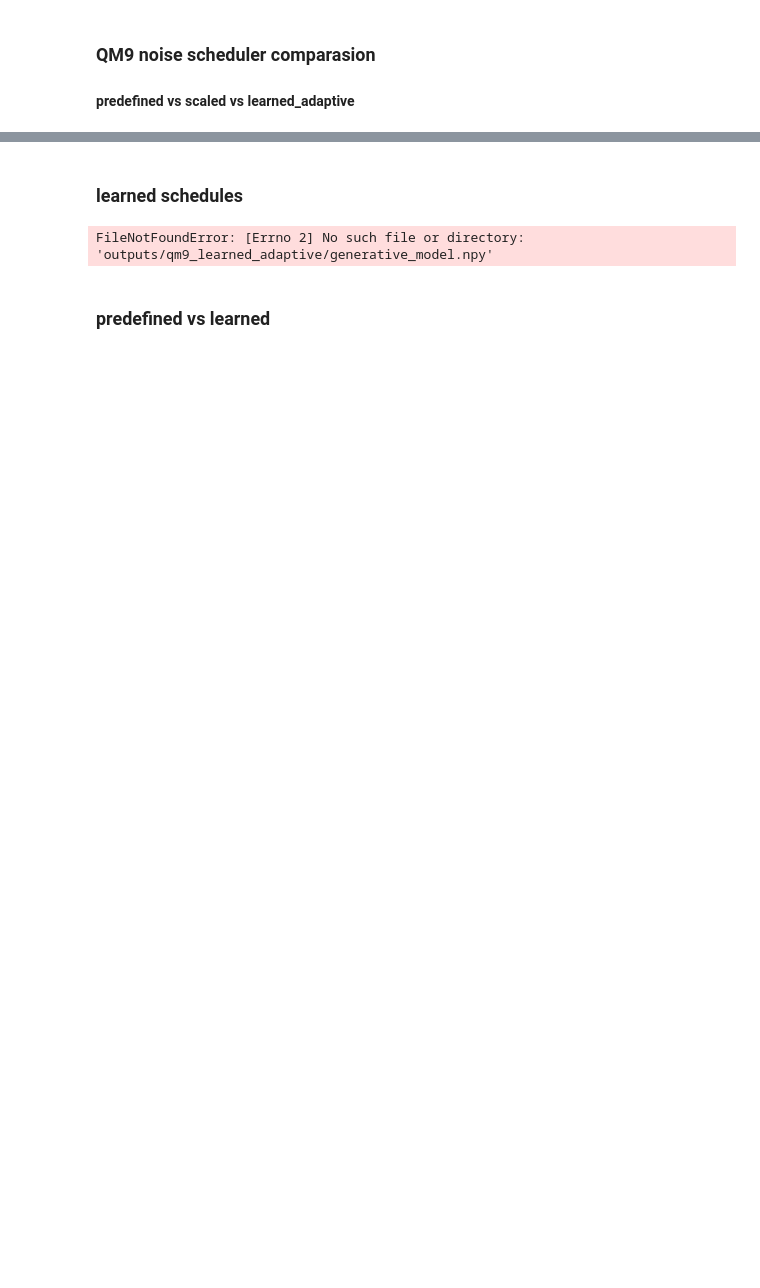
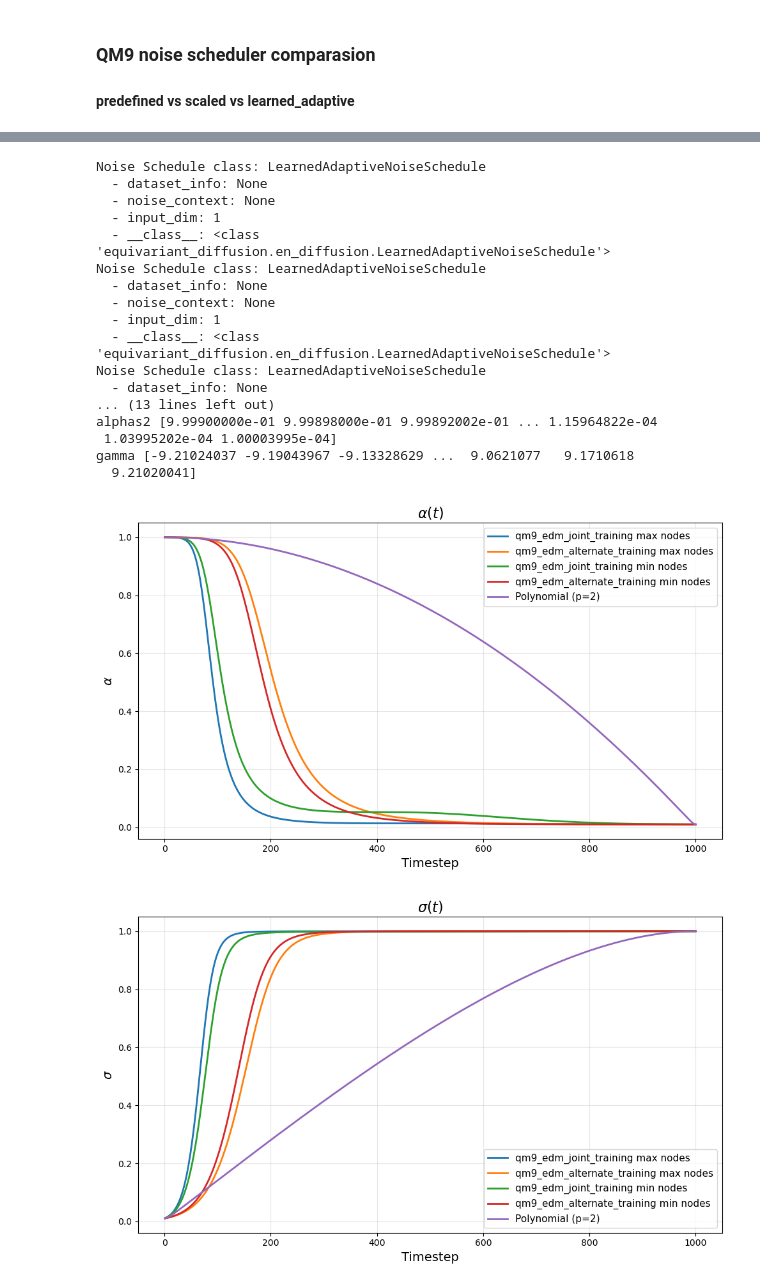
Before and after one commit to thelikhit/e3_diffusion_for_molecules, a Jupyter notebook: qm9_scheduler_graphs.ipynb, the cells around one changed output, grey strips where cells are left out. Saved outputs shown, nothing was run; the diff lists cells and outputs as text; code cells hidden in the pictures; blank space fills up the shorter version.

Commit message:
graph viz

```diff
--- a/qm9_scheduler_graphs.ipynb
+++ b/qm9_scheduler_graphs.ipynb
@@ -46,7 +46,7 @@ def gamma_to_curves(gamma: torch.Tensor):
     log_snr = -gamma
     return alpha, sigma, snr, log_snr
 # %%
-def before_vs_after():
+def comparasion():
     # x-axis (1..T)
     timesteps = torch.arange(1, NUM_STEPS + 1, dtype=torch.float32, device=DEVICE)
     t_norm = (timesteps / NUM_STEPS).unsqueeze(1)  # [T,1]
@@ -55,8 +55,8 @@ def before_vs_after():
 
     C_VALUE = max(qm9_with_h['n_nodes'].keys())
     RUNS = [
-        {"path": "outputs/qm9_learned_adaptive_sequential_optimization/generative_model_0.npy", "label": "qm9_learned_adaptive_sequential_optimization_0", "input_dim": 1},
-        {"path": "outputs/qm9_learned_adaptive_sequential_optimization/generative_model.npy", "label": "qm9_learned_adaptive_sequential_optimization", "input_dim": 1},
+        {"path": "/home/vinh/likhit/e3_diffusion_for_molecules/outputs/edm_qm9_joint_training/generative_model.npy", "label": "qm9_edm_joint_training", "input_dim": 1},
+        {"path": "/home/vinh/likhit/e3_diffusion_for_molecules/outputs/edm_qm9_alternate_training/generative_model.npy", "label": "qm9_edm_alternate_training", "input_dim": 1},
     ]
 
     for run in RUNS:
@@ -87,6 +87,17 @@ def before_vs_after():
             "label": run["label"]+' min nodes', "alpha": alpha.cpu(), "sigma": sigma.cpu(),
             "snr": snr.cpu(), "log_snr": log_snr.cpu(), "gamma": gamma.cpu()
         })
+
+    # --- PREDEFINED POLYNOMIAL (non-scaled) ---
+    poly_label = f"Polynomial (p={POLY_POWER:g})"
+    poly_sched = PredefinedNoiseSchedule(noise_schedule=f"polynomial_{POLY_POWER}", timesteps=NUM_STEPS, precision=PRECISION).to(DEVICE)
+    with torch.no_grad():
+        gamma_poly = poly_sched(t_norm).squeeze(-1)
+    alpha, sigma, snr, log_snr = gamma_to_curves(gamma_poly)
+    all_series.append({
+        "label": poly_label, "alpha": alpha.cpu(), "sigma": sigma.cpu(),
+        "snr": snr.cpu(), "log_snr": log_snr.cpu(), "gamma": gamma_poly.cpu()
+    })
 
     # ------------------------------------------------------
     # PLOTS: α, σ, SNR, log-SNR, γ
@@ -415,8 +134,0 @@ gamma [-9.21024037 -9.19043967 -9.13328629 ...  9.0621077   9.1710618
-# %% [markdown]
-### learned schedules
-# %%
-learned()
-# %% [output]
-FileNotFoundError: [Errno 2] No such file or directory: 'outputs/qm9_learned_adaptive/generative_model.npy'
-# %% [markdown]
-### predefined vs learned
@@ -424,0 +135,22 @@ predefined_vs_learned()
+# %%
+comparasion()
+# %% [output]
+Noise Schedule class: LearnedAdaptiveNoiseSchedule
+  - dataset_info: None
+  - noise_context: None
+  - input_dim: 1
+  - __class__: <class 'equivariant_diffusion.en_diffusion.LearnedAdaptiveNoiseSchedule'>
+Noise Schedule class: LearnedAdaptiveNoiseSchedule
+  - dataset_info: None
+  - noise_context: None
+  - input_dim: 1
+  - __class__: <class 'equivariant_diffusion.en_diffusion.LearnedAdaptiveNoiseSchedule'>
+Noise Schedule class: LearnedAdaptiveNoiseSchedule
+  - dataset_info: None
+... (13 lines left out)
+alphas2 [9.99900000e-01 9.99898000e-01 9.99892002e-01 ... 1.15964822e-04
+ 1.03995202e-04 1.00003995e-04]
+gamma [-9.21024037 -9.19043967 -9.13328629 ...  9.0621077   9.1710618
+  9.21020041]
+[figure, added]
+[figure, added]
```
Also changed, not shown: parts of 9 cells of this notebook.
